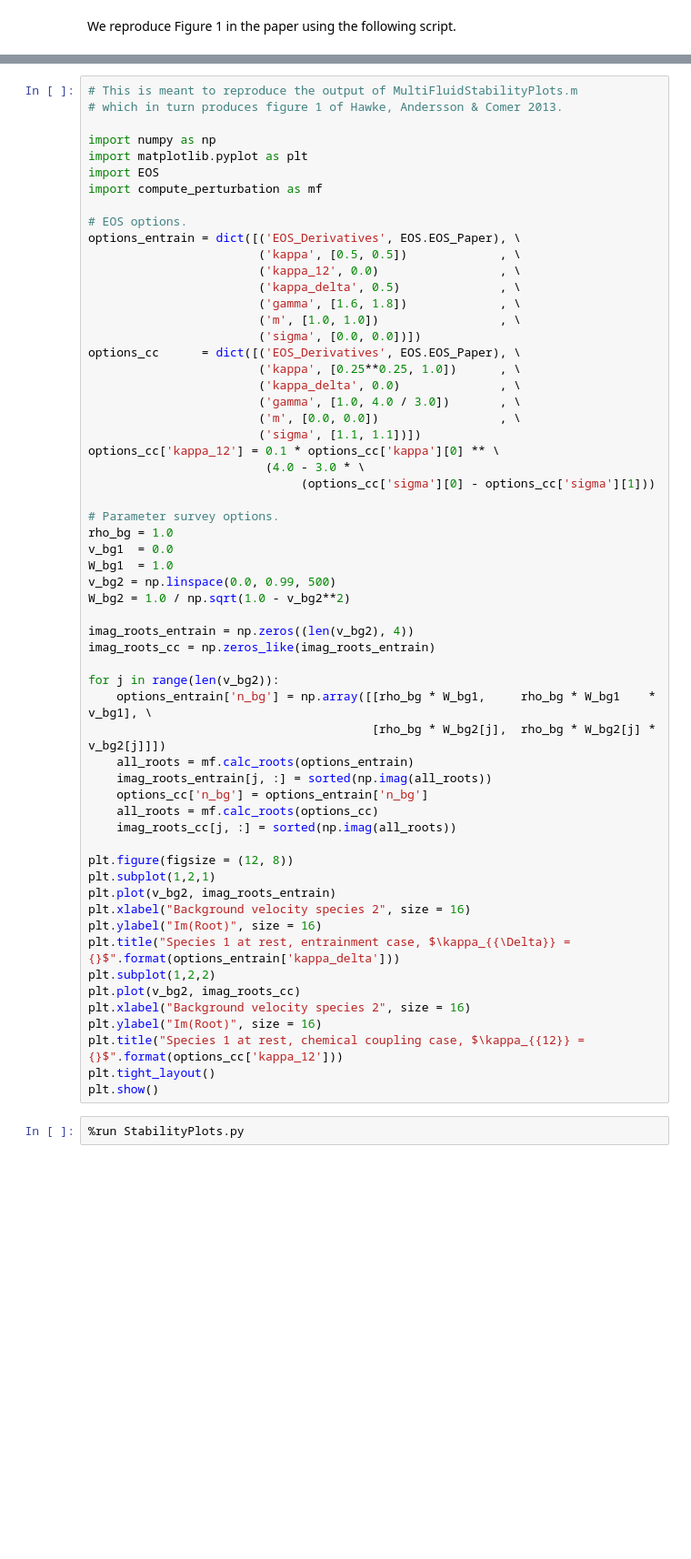
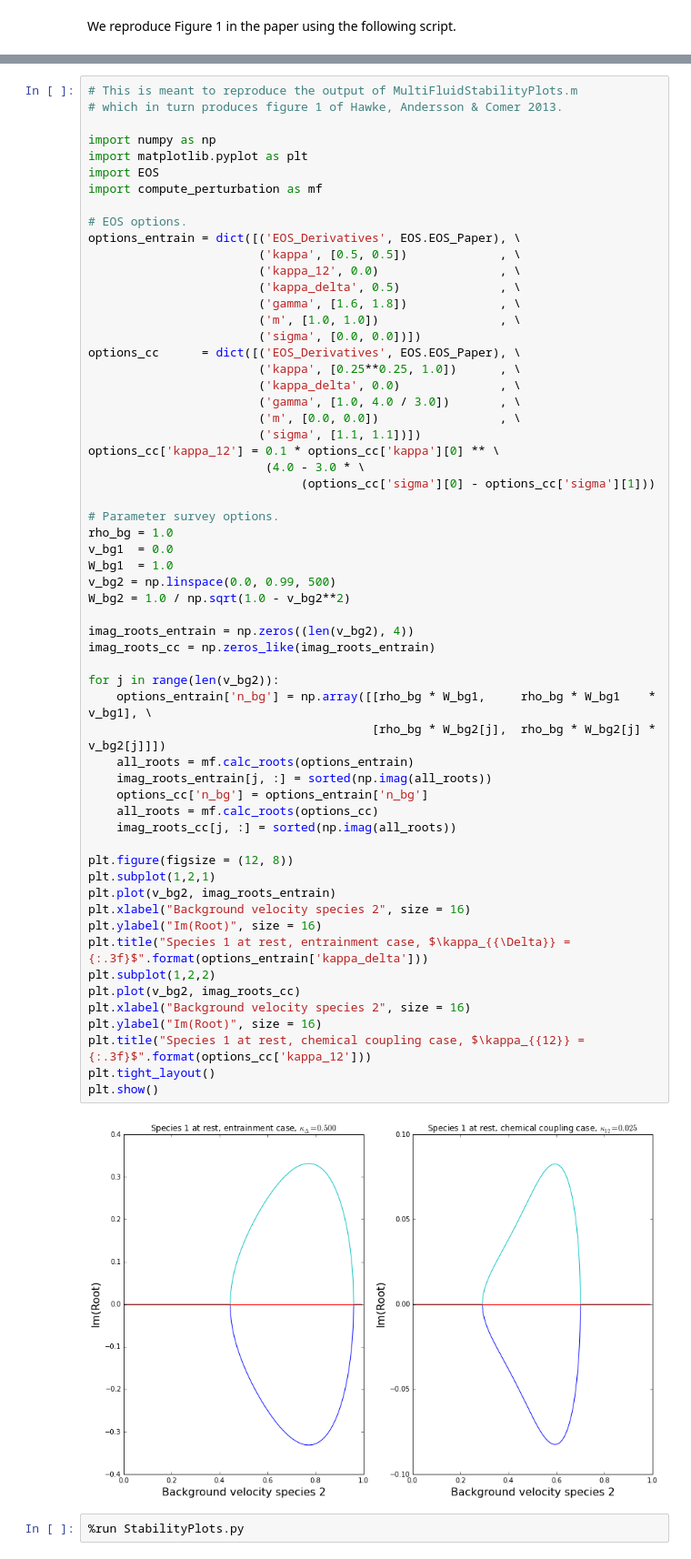
Before and after one commit to IanHawke/MultiFluid1d, a Jupyter notebook: python/Figure1.ipynb, the cells around one changed output, grey strips where cells are left out. Shown at 91% size. Cells and saved outputs as stored; diff of their text form; blank space fills up the shorter version.

```diff
--- a/python/Figure1.ipynb
+++ b/python/Figure1.ipynb
@@ -44,35 +104,37 @@ options_cc['kappa_12'] = 0.1 * options_cc['kappa'][0] ** \
 # Parameter survey options.
 rho_bg = 1.0
 v_bg1  = 0.0
 W_bg1  = 1.0
 v_bg2 = np.linspace(0.0, 0.99, 500)
 W_bg2 = 1.0 / np.sqrt(1.0 - v_bg2**2)
 
 imag_roots_entrain = np.zeros((len(v_bg2), 4))
 imag_roots_cc = np.zeros_like(imag_roots_entrain)
 
 for j in range(len(v_bg2)):
     options_entrain['n_bg'] = np.array([[rho_bg * W_bg1,     rho_bg * W_bg1    * v_bg1], \
                                         [rho_bg * W_bg2[j],  rho_bg * W_bg2[j] * v_bg2[j]]])
     all_roots = mf.calc_roots(options_entrain)
     imag_roots_entrain[j, :] = sorted(np.imag(all_roots))
     options_cc['n_bg'] = options_entrain['n_bg']
     all_roots = mf.calc_roots(options_cc)
     imag_roots_cc[j, :] = sorted(np.imag(all_roots))
 
 plt.figure(figsize = (12, 8))
 plt.subplot(1,2,1)
 plt.plot(v_bg2, imag_roots_entrain)
 plt.xlabel("Background velocity species 2", size = 16)
 plt.ylabel("Im(Root)", size = 16)
-plt.title("Species 1 at rest, entrainment case, $\kappa_{{\Delta}} = {}$".format(options_entrain['kappa_delta']))
+plt.title("Species 1 at rest, entrainment case, $\kappa_{{\Delta}} = {:.3f}$".format(options_entrain['kappa_delta']))
 plt.subplot(1,2,2)
 plt.plot(v_bg2, imag_roots_cc)
 plt.xlabel("Background velocity species 2", size = 16)
 plt.ylabel("Im(Root)", size = 16)
-plt.title("Species 1 at rest, chemical coupling case, $\kappa_{{12}} = {}$".format(options_cc['kappa_12']))
+plt.title("Species 1 at rest, chemical coupling case, $\kappa_{{12}} = {:.3f}$".format(options_cc['kappa_12']))
 plt.tight_layout()
 plt.show()
+# %% [output]
+[figure, added]
 # %%
 %run StabilityPlots.py
 # %% [output]
```
Also changed, not shown: parts of 2 cells of this notebook, 2 other files.
